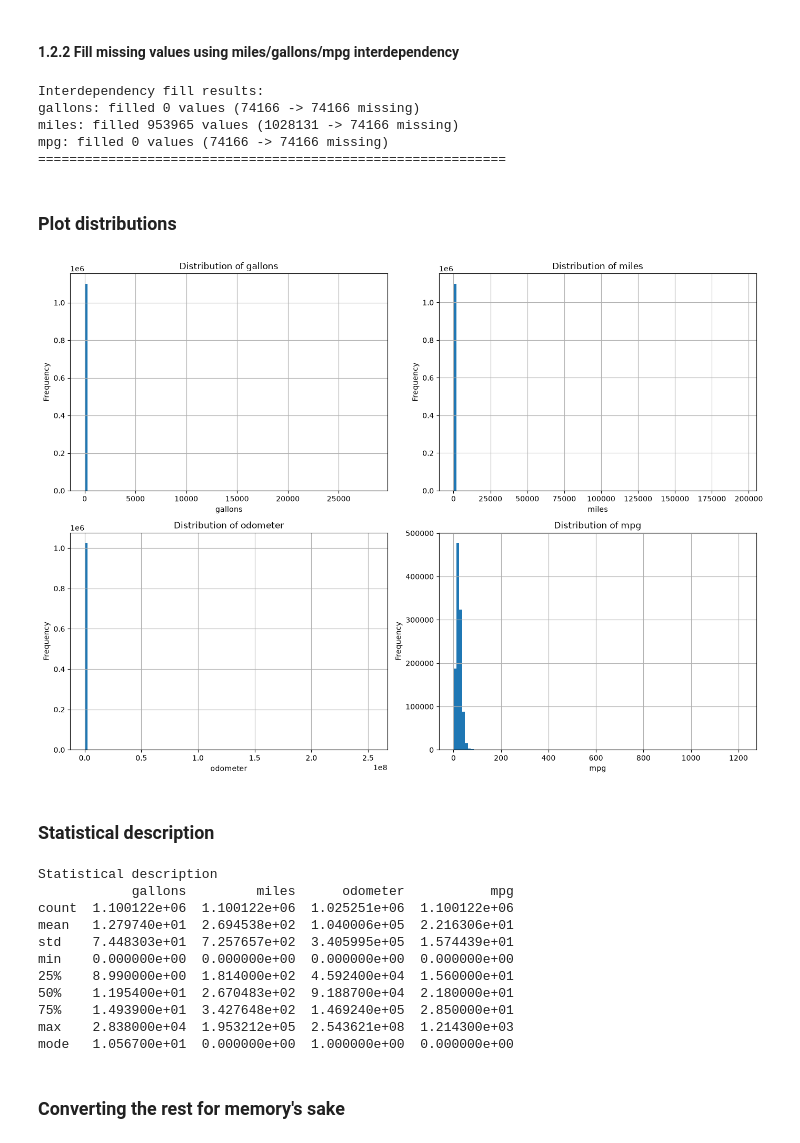
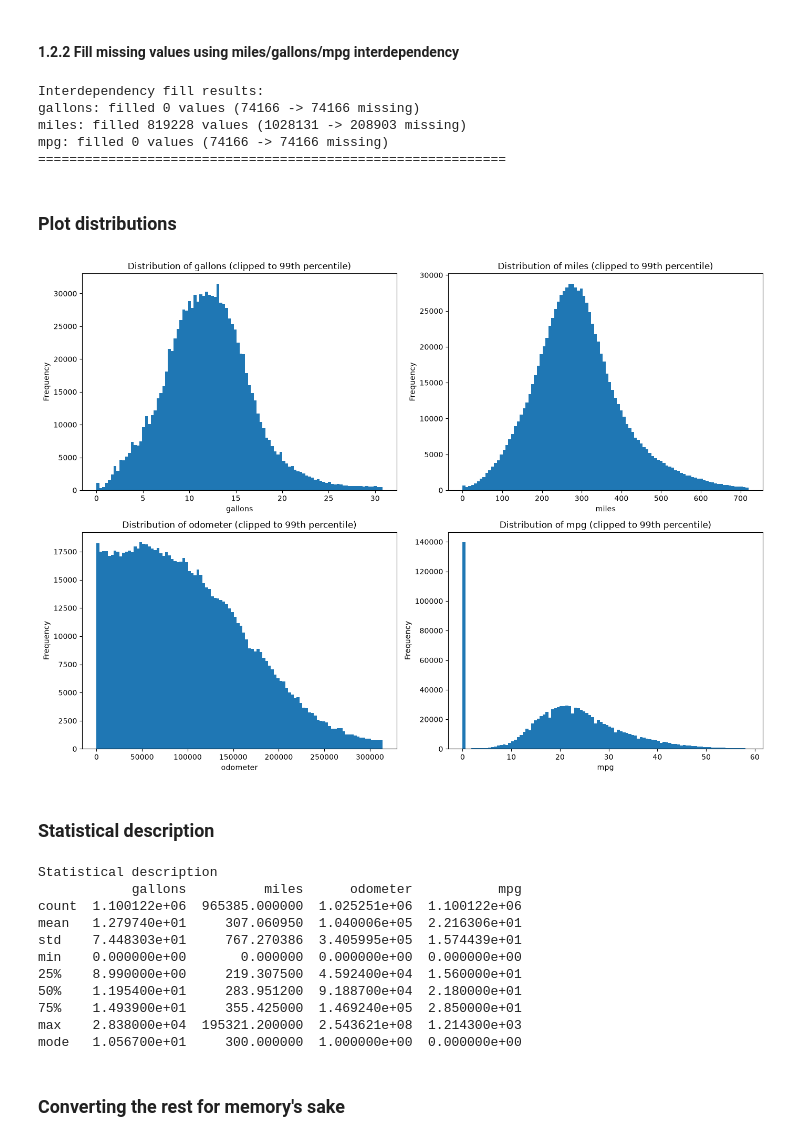
Before and after one commit to SufyaanMahomed/IDVE-Assignment, a Jupyter notebook: ass.ipynb, the cells around one changed output. Cells and saved outputs as stored; diff of their text form; code cells hidden in the pictures.

```diff
--- a/ass.ipynb
+++ b/ass.ipynb
@@ -133,7 +133,8 @@ odometer: 149037 missing (12.69%)
 # %%
 before = {col: df[col].isna().sum() for col in ['gallons', 'miles', 'mpg']}
 
-can_fill_miles = df['miles'].isna() & df['gallons'].notna() & df['mpg'].notna()
+# can_fill_miles = df['miles'].isna() & df['gallons'].notna() & df['mpg'].notna()
+can_fill_miles = df['miles'].isna() & df['gallons'].notna() & df['mpg'].notna() & (df['mpg'] != 0)
 df.loc[can_fill_miles, 'miles'] = df.loc[can_fill_miles, 'gallons'] * df.loc[can_fill_miles, 'mpg']
 
 can_fill_gallons = df['gallons'].isna() & df['miles'].notna() & df['mpg'].notna() & (df['mpg'] != 0)
@@ -152,22 +153,28 @@ print("="*60)
 # %% [output]
 Interdependency fill results:
 gallons: filled 0 values (74166 -> 74166 missing)
-miles: filled 953965 values (1028131 -> 74166 missing)
+miles: filled 819228 values (1028131 -> 208903 missing)
 mpg: filled 0 values (74166 -> 74166 missing)
 ============================================================
 # %% [markdown]
 ### Plot distributions
 # %%
+# --- fix applied to the back-fill step above this cell (cell 18) ---
+# can_fill_miles now excludes mpg == 0, same guard as the other two directions:
+# can_fill_miles = df['miles'].isna() & df['gallons'].notna() & df['mpg'].notna() & (df['mpg'] != 0)
+
 fig, axes = plt.subplots(2, 2, figsize=(14, 10))
 for ax, col in zip(axes.flatten(), ['gallons', 'miles', 'odometer', 'mpg']):
-    df[col].dropna().hist(bins=100, ax=ax)
-    ax.set_title(f'Distribution of {col}')
+    data = df[col].dropna()
+    upper = data.quantile(0.99)
+    ax.hist(data[data <= upper], bins=100)
+    ax.set_title(f'Distribution of {col} (clipped to 99th percentile)')
     ax.set_xlabel(col)
     ax.set_ylabel('Frequency')
 plt.tight_layout()
 plt.show()
 # %% [output]
-[figure, old version]
+[figure, new version]
 # %% [markdown]
 ### Statistical description
 # %%
@@ -179,16 +186,16 @@ print("Statistical description")
 print(desc)
 # %% [output]
 Statistical description
-            gallons         miles      odometer           mpg
-count  1.100122e+06  1.100122e+06  1.025251e+06  1.100122e+06
-mean   1.279740e+01  2.694538e+02  1.040006e+05  2.216306e+01
-std    7.448303e+01  7.257657e+02  3.405995e+05  1.574439e+01
-min    0.000000e+00  0.000000e+00  0.000000e+00  0.000000e+00
-25%    8.990000e+00  1.814000e+02  4.592400e+04  1.560000e+01
-50%    1.195400e+01  2.670483e+02  9.188700e+04  2.180000e+01
-75%    1.493900e+01  3.427648e+02  1.469240e+05  2.850000e+01
-max    2.838000e+04  1.953212e+05  2.543621e+08  1.214300e+03
-mode   1.056700e+01  0.000000e+00  1.000000e+00  0.000000e+00
+            gallons          miles      odometer           mpg
+count  1.100122e+06  965385.000000  1.025251e+06  1.100122e+06
+mean   1.279740e+01     307.060950  1.040006e+05  2.216306e+01
+std    7.448303e+01     767.270386  3.405995e+05  1.574439e+01
+min    0.000000e+00       0.000000  0.000000e+00  0.000000e+00
+25%    8.990000e+00     219.307500  4.592400e+04  1.560000e+01
+50%    1.195400e+01     283.951200  9.188700e+04  2.180000e+01
+75%    1.493900e+01     355.425000  1.469240e+05  2.850000e+01
+max    2.838000e+04  195321.200000  2.543621e+08  1.214300e+03
+mode   1.056700e+01     300.000000  1.000000e+00  0.000000e+00
 # %% [markdown]
 ### Converting the rest for memory's sake
 # %%
```
